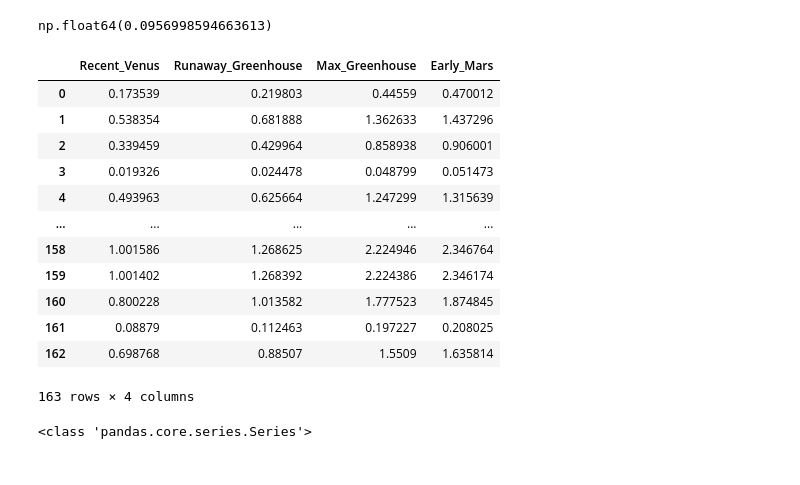
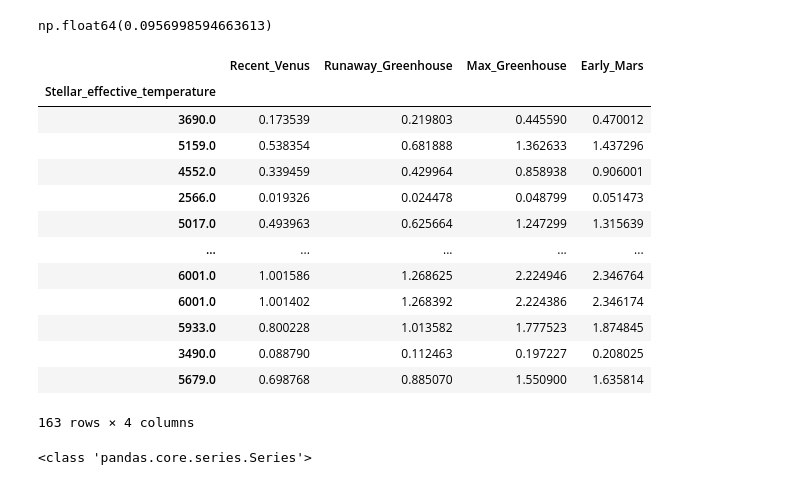
Before and after one commit to Vegaaa99/Tesis, a Jupyter notebook: Data_Analysisi.ipynb, the cells around one changed output. Saved outputs shown, nothing was run; the diff lists cells and outputs as text; code cells hidden in the pictures.

```diff
--- a/Data_Analysisi.ipynb
+++ b/Data_Analysisi.ipynb
@@ -128,8 +128,7 @@ runawayGreenhouse = []
 maxGreenhouse = []
 earlyMars = []
 
-S_eff = pd.DataFrame(index=T_eff, columns=l, dtype=float)
-S = np.zeros_like(a)
+S_eff = pd.DataFrame(index=T, columns=l, dtype=float)
 # %%
 #Calculating the effective flux for each limit
 for t in T:
@@ -312,28 +294,30 @@ d_1
 # %% [output]
 np.float64(0.0956998594663613)
 # %%
-for k in range(len(T_eff)):
-    for m in range(4):
-        d.loc[k, l[m]] = distancia(T_eff.iloc[k],R.iloc[k],S_eff.iloc[k][l[m]],T_sun)
-        #print(T_eff.iloc[k], R.iloc[k], S_eff.iloc[k][l[m]], T_sun)
-        #print(d.iloc[k][l[m]])
-        #row_values.append(distancia(T_eff[i], R[i], S_eff[i]))
- # Asignar toda la fila de una vez
-#d = d.sort_values('Stellar_effective_temperature').reset_index()
+
+data = []
+for i in range(len(T_eff)):
+    row = [distancia(T_eff.iloc[i], R.iloc[i], S_eff.iloc[i][col], T_sun)
+           for col in l]
+    data.append(row)
+
+d = pd.DataFrame(data, index=T_eff, columns=l)
+
 d
 # %% [output]
 |  | Recent_Venus | Runaway_Greenhouse | Max_Greenhouse | Early_Mars |
-| 0 | 0.173539 | 0.219803 | 0.44559 | 0.470012 |
-| 1 | 0.538354 | 0.681888 | 1.362633 | 1.437296 |
-| 2 | 0.339459 | 0.429964 | 0.858938 | 0.906001 |
-| 3 | 0.019326 | 0.024478 | 0.048799 | 0.051473 |
-| 4 | 0.493963 | 0.625664 | 1.247299 | 1.315639 |
+| Stellar_effective_temperature |  |  |  |  |
+| 3690.0 | 0.173539 | 0.219803 | 0.445590 | 0.470012 |
+| 5159.0 | 0.538354 | 0.681888 | 1.362633 | 1.437296 |
+| 4552.0 | 0.339459 | 0.429964 | 0.858938 | 0.906001 |
+| 2566.0 | 0.019326 | 0.024478 | 0.048799 | 0.051473 |
+| 5017.0 | 0.493963 | 0.625664 | 1.247299 | 1.315639 |
 | ... | ... | ... | ... | ... |
-| 158 | 1.001586 | 1.268625 | 2.224946 | 2.346764 |
-| 159 | 1.001402 | 1.268392 | 2.224386 | 2.346174 |
-| 160 | 0.800228 | 1.013582 | 1.777523 | 1.874845 |
-| 161 | 0.08879 | 0.112463 | 0.197227 | 0.208025 |
-| 162 | 0.698768 | 0.88507 | 1.5509 | 1.635814 |
+| 6001.0 | 1.001586 | 1.268625 | 2.224946 | 2.346764 |
+| 6001.0 | 1.001402 | 1.268392 | 2.224386 | 2.346174 |
+| 5933.0 | 0.800228 | 1.013582 | 1.777523 | 1.874845 |
+| 3490.0 | 0.088790 | 0.112463 | 0.197227 | 0.208025 |
+| 5679.0 | 0.698768 | 0.885070 | 1.550900 | 1.635814 |
 163 rows × 4 columns
 # %%
 # Stellar masses
```
Also changed, not shown: parts of 19 cells of this notebook, 6 other files.
